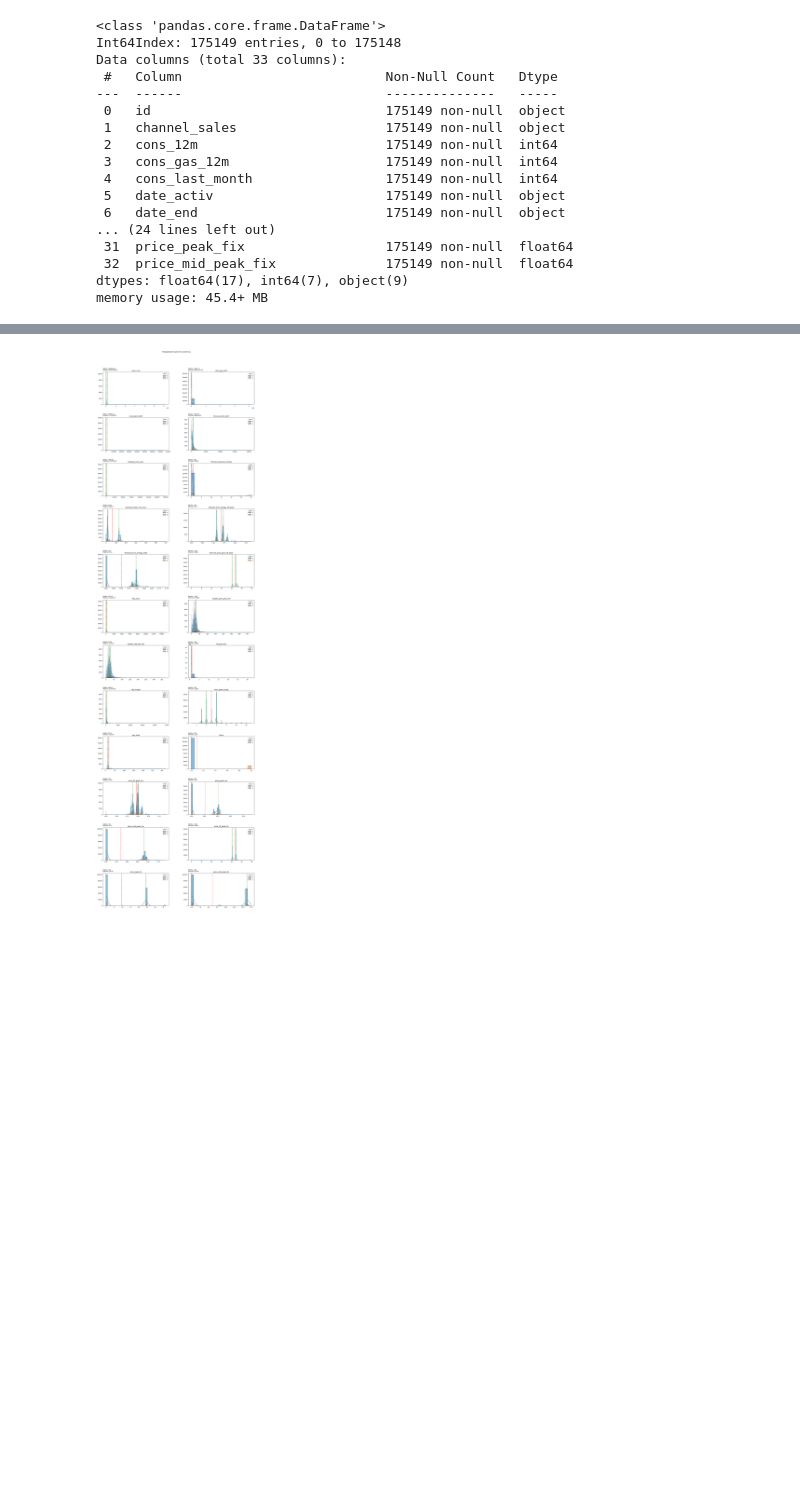
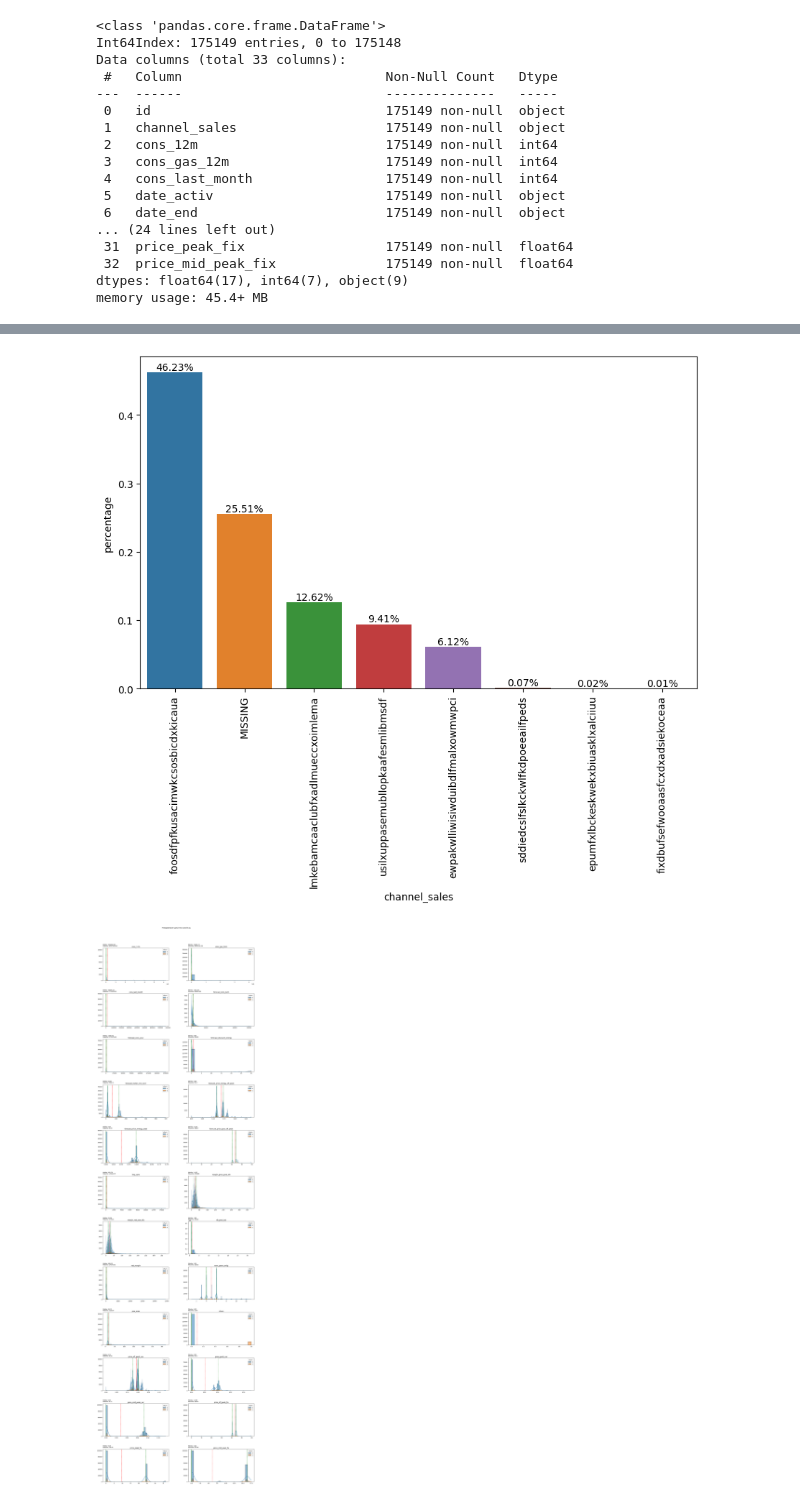
Before and after one commit to LissesCastro/BCG---Experience-Program, a Jupyter notebook: EDA.ipynb, the cells around one changed output, grey strips where cells are left out. Saved outputs shown, nothing was run; the diff lists cells and outputs as text; code cells hidden in the pictures; blank space fills up the shorter version.

```diff
--- a/EDA.ipynb
+++ b/EDA.ipynb
@@ -184,3 +170,7 @@ date_df
+# %%
+plot_bar_percentages(df, 'channel_sales', rotation=90)
+# %% [output]
+[figure, added]
 # %%
 plot_hist_variaveis(conjunto=num_vars, title='Histograma de variáveis numéricas', dataframe=df, legend='churn')
 # %% [output]
```
Also changed, not shown: parts of 20 cells of this notebook.
